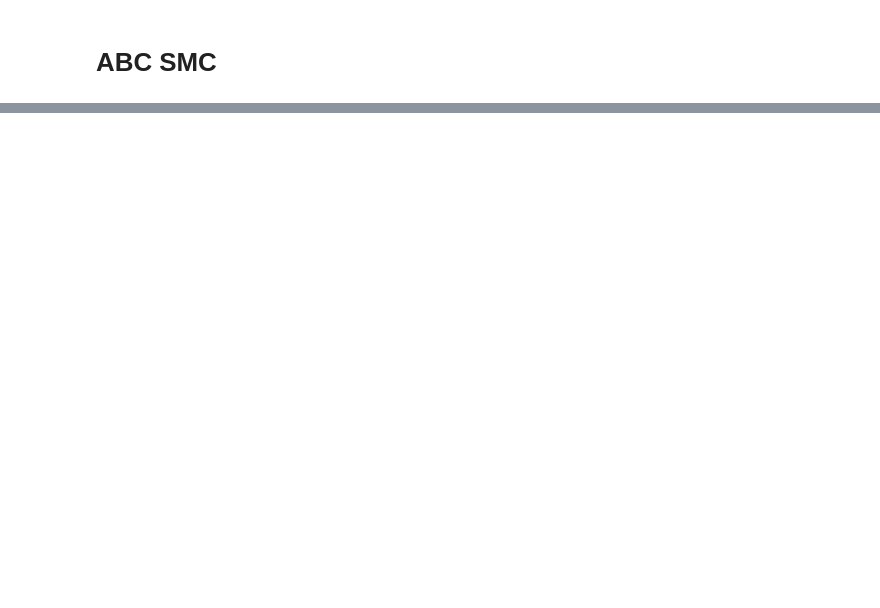
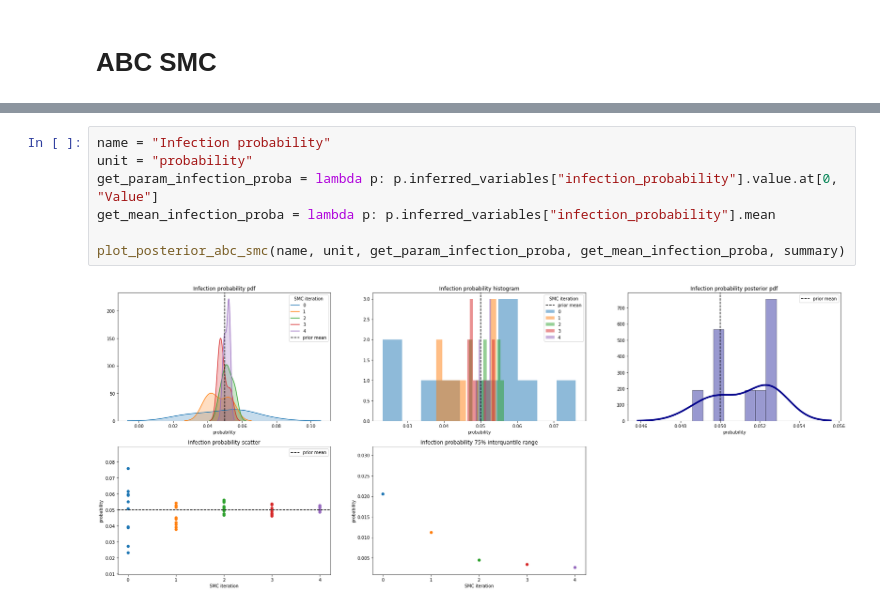
Before and after one commit to magicicada/simple_network_sim, a Jupyter notebook: doc/notebooks/Inference - ABC SMC.ipynb, the cells around one changed output, grey strips where cells are left out. Drawn from its saved outputs; the diff is of its cells as text; blank space fills up the shorter version.

```diff
--- a/doc/notebooks/Inference - ABC SMC.ipynb
+++ b/doc/notebooks/Inference - ABC SMC.ipynb
@@ -320,0 +160,9 @@ weights
+# %%
+name = "Infection probability"
+unit = "probability"
+get_param_infection_proba = lambda p: p.inferred_variables["infection_probability"].value.at[0, "Value"]
+get_mean_infection_proba = lambda p: p.inferred_variables["infection_probability"].mean
+
+plot_posterior_abc_smc(name, unit, get_param_infection_proba, get_mean_infection_proba, summary)
+# %% [output]
+[figure, added]
```
Also changed, not shown: parts of 29 cells of this notebook.
